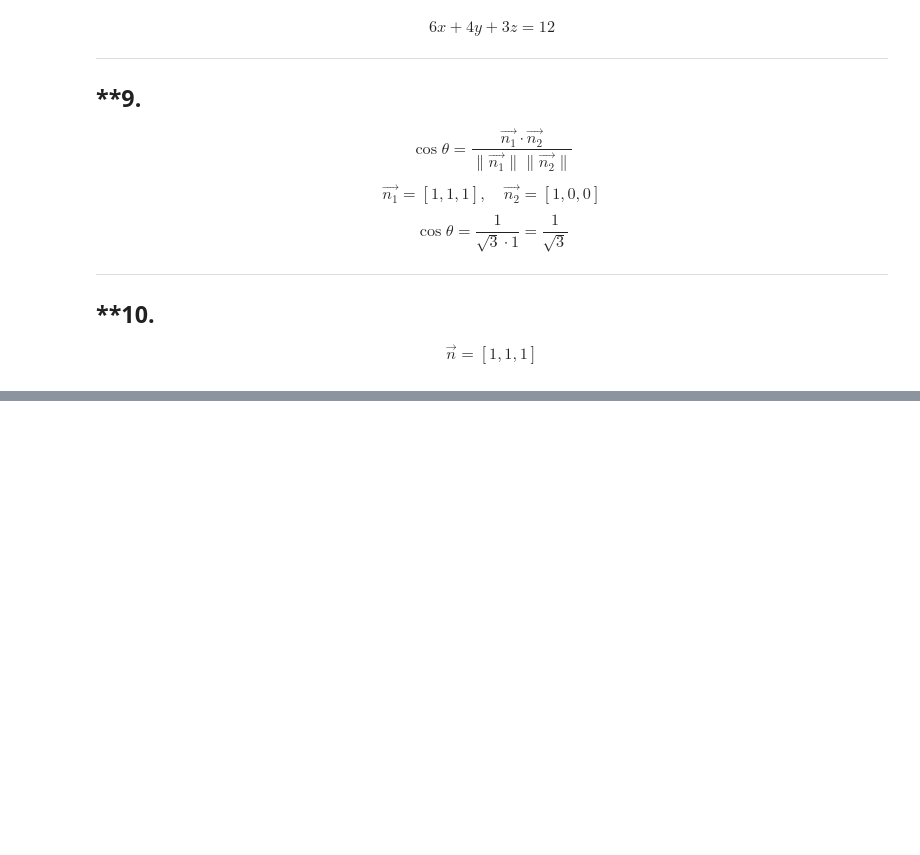
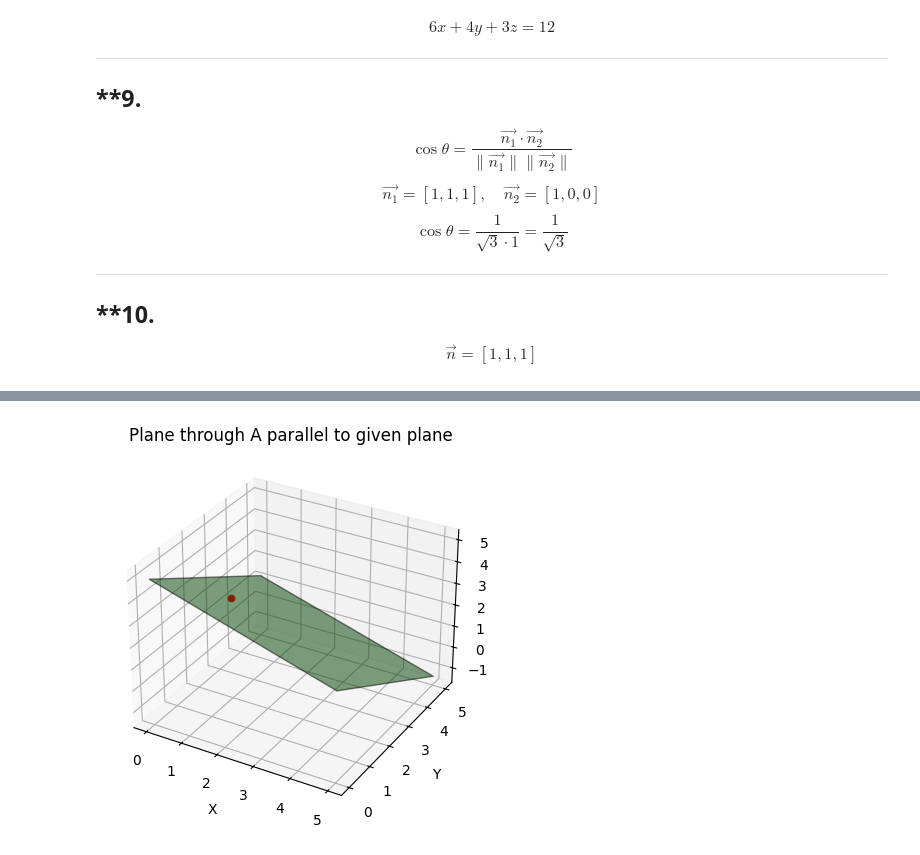
Before and after one commit to furk4nbaser1/Math-2024-25-Winter, a Jupyter notebook: Notebooks_EN/02_Analytic_Geometry/07_Planes_in_Space/07_Planes_in_Space.ipynb, the cells around one changed output, grey strips where cells are left out. Saved outputs shown, nothing was run; the diff lists cells and outputs as text; code cells hidden in the pictures; blank space fills up the shorter version.

```diff
--- a/Notebooks_EN/02_Analytic_Geometry/07_Planes_in_Space/07_Planes_in_Space.ipynb
+++ b/Notebooks_EN/02_Analytic_Geometry/07_Planes_in_Space/07_Planes_in_Space.ipynb
@@ -412,0 +474,21 @@ plt.show()
+# %%
+fig = plt.figure()
+ax = fig.add_subplot(111, projection='3d')
+
+# Using the point A and the normal of the given plane
+d = 2*A[0] + 3*A[1] + 4*A[2]  # Calculate d using point A
+Z = (d - 2*X - 3*Y) / 4
+
+# Plot point A
+ax.scatter(A[0], A[1], A[2], color='r')
+
+# Plot parallel plane
+ax.plot_surface(X, Y, Z, alpha=0.5, rstride=100, cstride=100, color='g', edgecolor='k')
+
+ax.set_xlabel('X')
+ax.set_ylabel('Y')
+ax.set_zlabel('Z')
+plt.title('Plane through A parallel to given plane')
+plt.show()
+# %% [output]
+[figure, added]
```
Also changed, not shown: parts of 12 cells of this notebook.
